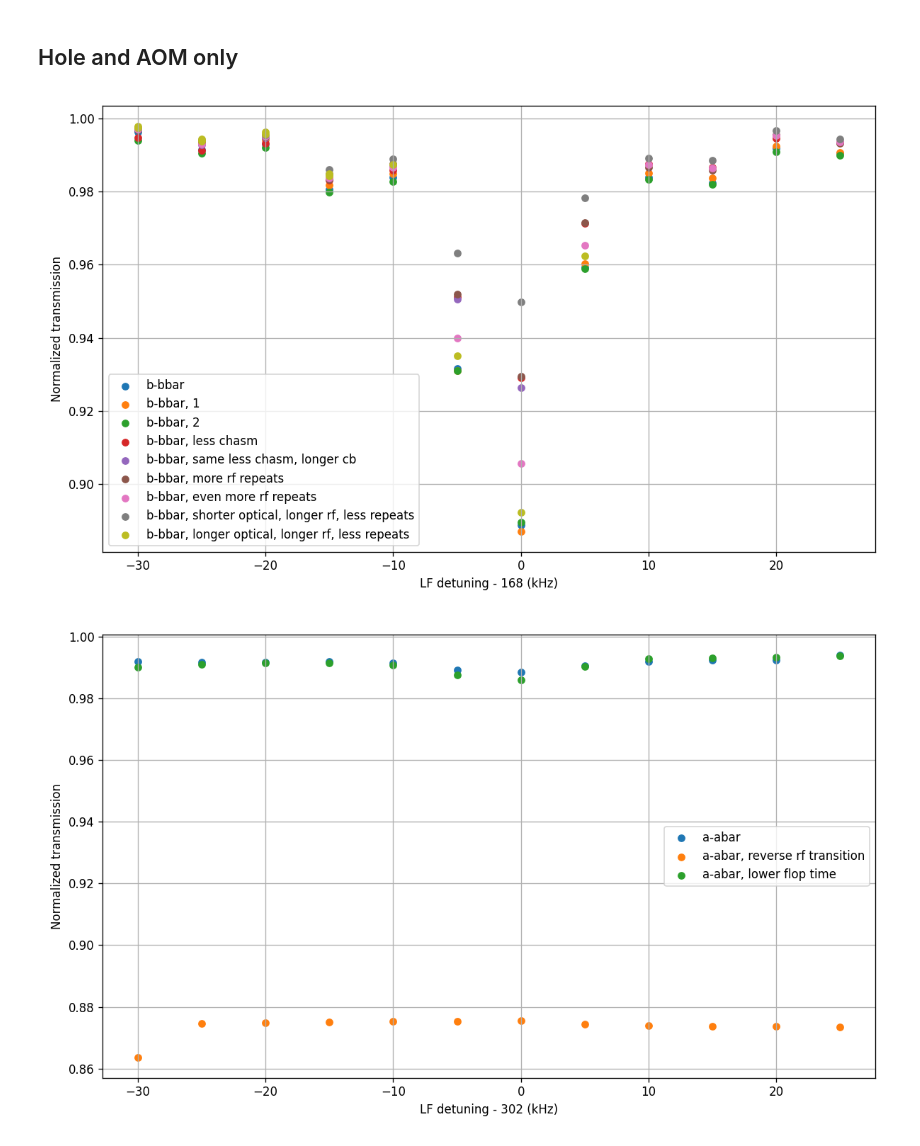
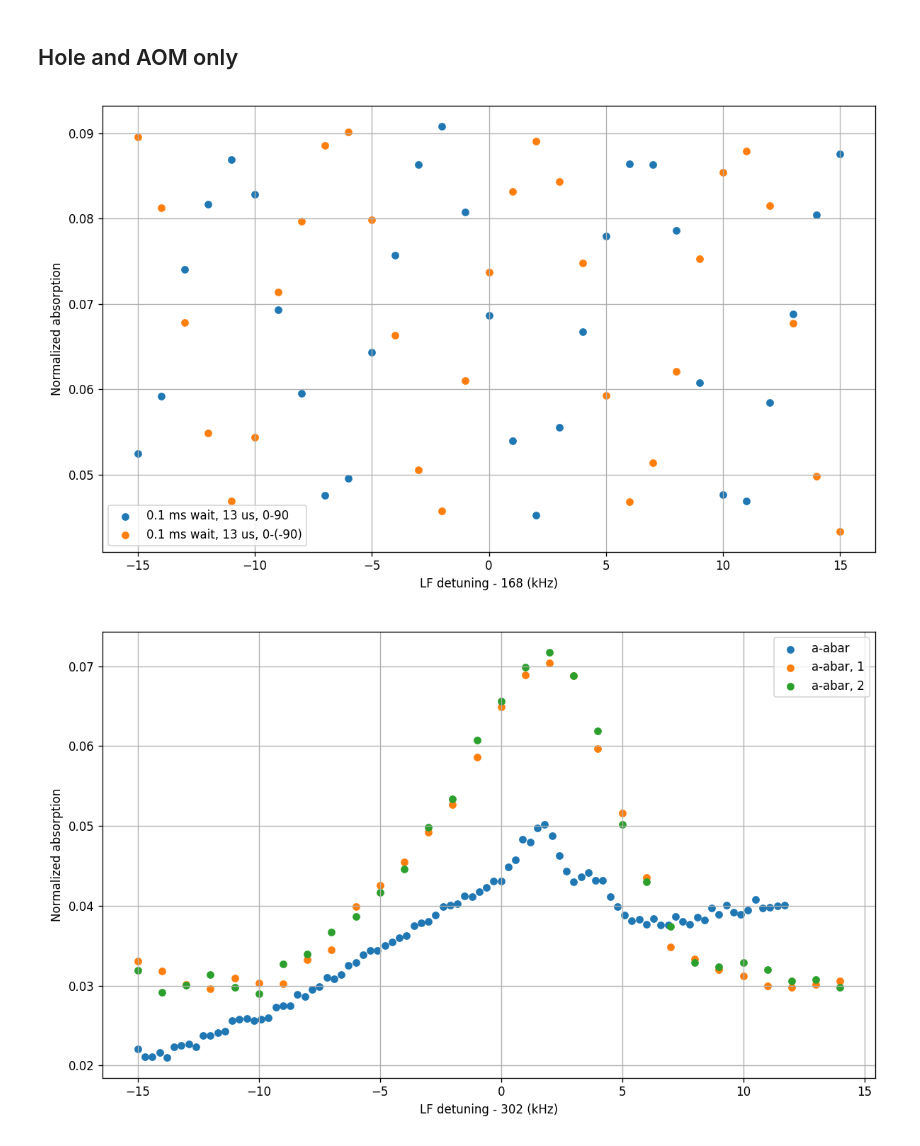
Before and after one commit to vuthalab/onix, a Jupyter notebook: analysis/lf_spectroscopy.ipynb, the cells around one changed output. Cells and saved outputs as stored; diff of their text form; code cells hidden in the pictures.

```diff
--- a/analysis/lf_spectroscopy.ipynb
+++ b/analysis/lf_spectroscopy.ipynb
@@ -551,6 +549,8 @@ plt.show()
 # %% [markdown]
 ## Hole and AOM only
 # %%
+from onix.units import ureg
+
 def get_average_heights(data_number):
     data, headers = get_experiment_data(data_number)
 
@@ -571,65 +571,92 @@ def get_average_heights(data_number):
         chasm_avg = None
         antihole_normalized = antihole_avg / monitors_avg["antihole"]
         rf_normalized = rf_avg / monitors_avg["rf"]
-    return np.average(antihole_normalized), np.average(rf_normalized), headers
+
+    if headers["params"]["field_plate"]["use"]:
+        hat_E = headers["params"]["field_plate"]["amplitude"] > 0
+        hat_probe = headers["params"]["field_plate"]["stark_shift"] > 0
+        mask = detunings_MHz > 0
+        mask1 = detunings_MHz < 0
+        return np.array([
+            np.average(antihole_normalized[mask]), np.average(antihole_normalized[mask1])
+        ]), np.array([np.average(rf_normalized[mask]), np.average(rf_normalized[mask1])]), headers, (hat_E, hat_probe)
+    else:
+        return np.average(antihole_normalized), np.average(rf_normalized), headers, None
 
 def get_voltage_ratios(data_list):
     ratios = []
     headers = []
+    E_fields = []
     for kk in data_list:
-        h1, h2, header = get_average_heights(kk)
+        h1, h2, header, E_field = get_average_heights(kk)
         ratios.append(h2 / h1)
         headers.append(header)
-    return np.array(ratios), headers
+        E_fields.append(E_field)
+    return np.array(ratios), headers, E_fields
 # %%
 data = {
-    "b-bbar": (534491, 534502),
-    "b-bbar, 1": (534503, 534514),
-    "b-bbar, 2": (534572, 534583),
-    "b-bbar, less chasm": (534584, 534595),
-    "b-bbar, same less chasm, longer cb": (534596, 534602),
-    "b-bbar, more rf repeats": (534603, 534614),
-    "b-bbar, even more rf repeats": (534615, 534626),
-    "b-bbar, shorter optical, longer rf, less repeats": (534627, 534638),
-    "b-bbar, longer optical, longer rf, less repeats": (534639, 534650),
+    #"b-bbar": (534491, 534502),
+    # "b-bbar, 1": (534503, 534514),
+    # "b-bbar, 2": (534572, 534583),
+    # "b-bbar, less chasm": (534584, 534595),
+    # "b-bbar, same less chasm, longer cb": (534596, 534602),
+    # "b-bbar, more rf repeats": (534603, 534614),
+    # "b-bbar, even more rf repeats": (534615, 534626),
+    # "b-bbar, shorter optical, longer rf, less repeats": (534627, 534638),
+    # "b-bbar, longer optical, longer rf, less repeats": (534639, 534650),
+    #"b-bbar, 1 ms": (538714, 538733),
+    #"b-bbar, 1 ms, 1": (538734, 538800),
+    #"b-bbar, 1 ms, 2": (538801, 538840),
+    "b-bbar, 1 ms, moved beam up": (539197, 539263),
+    "b-bbar, 1 ms, moved beam up, RF sweep 5 kHz": (539264, 539330),
+    "b-bbar, 1 ms, moved beam up, 1": (539334, 539400),
+    "b-bbar, 1 ms, moved beam up and then left": (539401, 539467),
+    "b-bbar, 1 ms, moved beam up and then left, probe awg 400": (539468, 539534),
+
+}
+
+data = {
+    # ramsey data
+    "0.1 ms wait, 13 us, 0-90": (579254, 579284),
+    "0.1 ms wait, 13 us, 0-(-90)": (579285, 579315),
 }
 
 fig, ax = plt.subplots(figsize = (10, 6), dpi = 120)
 for ll, (label, data_range) in enumerate(data.items()):
     data_list = data_identification_to_list(data_range)
-    ratios, headers = get_voltage_ratios(data_list)
+    ratios, headers, E_field = get_voltage_ratios(data_list)
     xs = [header["params"]["lf"]["detuning"].to("kHz").magnitude for header in headers]
-    ys = ratios
+    ys = (1-ratios)
     ax.scatter(xs, ys, label=label, s = 30)
 
 ax.set_xlabel(f"LF detuning - {headers[0]["params"]["lf"]["center_frequency"].to("kHz").magnitude} (kHz)")
-ax.set_ylabel("Normalized transmission")
+ax.set_ylabel("Normalized absorption")
 ax.legend()
 ax.grid()
 plt.tight_layout()
 plt.show()
 # %% [output]
-[figure, old version]
+[figure, new version]
 # %%
 data = {
-    "a-abar": (534528, 534539),
-    "a-abar, reverse rf transition": (534540, 534551),
-    "a-abar, lower flop time": (534552, 534563),
+    "a-abar": (538863, 538952),
+    "a-abar, 1": (539642, 539671),
+    "a-abar, 2": (539672, 539701),
 }
 
 fig, ax = plt.subplots(figsize = (10, 6), dpi = 120)
 for ll, (label, data_range) in enumerate(data.items()):
     data_list = data_identification_to_list(data_range)
-    ratios, headers = get_voltage_ratios(data_list)
+    ratios, headers, E_field = get_voltage_ratios(data_list)
     xs = [header["params"]["lf"]["detuning"].to("kHz").magnitude for header in headers]
-    ys = ratios
+    ys = 1-ratios
     ax.scatter(xs, ys, label=label, s = 30)
 
 ax.set_xlabel(f"LF detuning - {headers[0]["params"]["lf"]["center_frequency"].to("kHz").magnitude} (kHz)")
-ax.set_ylabel("Normalized transmission")
+ax.set_ylabel("Normalized absorption")
 ax.legend()
 ax.grid()
 plt.tight_layout()
 plt.show()
 # %% [output]
-[figure, old version]
+[figure, new version]
```
Also changed, not shown: parts of 17 cells of this notebook, 4 other files.
